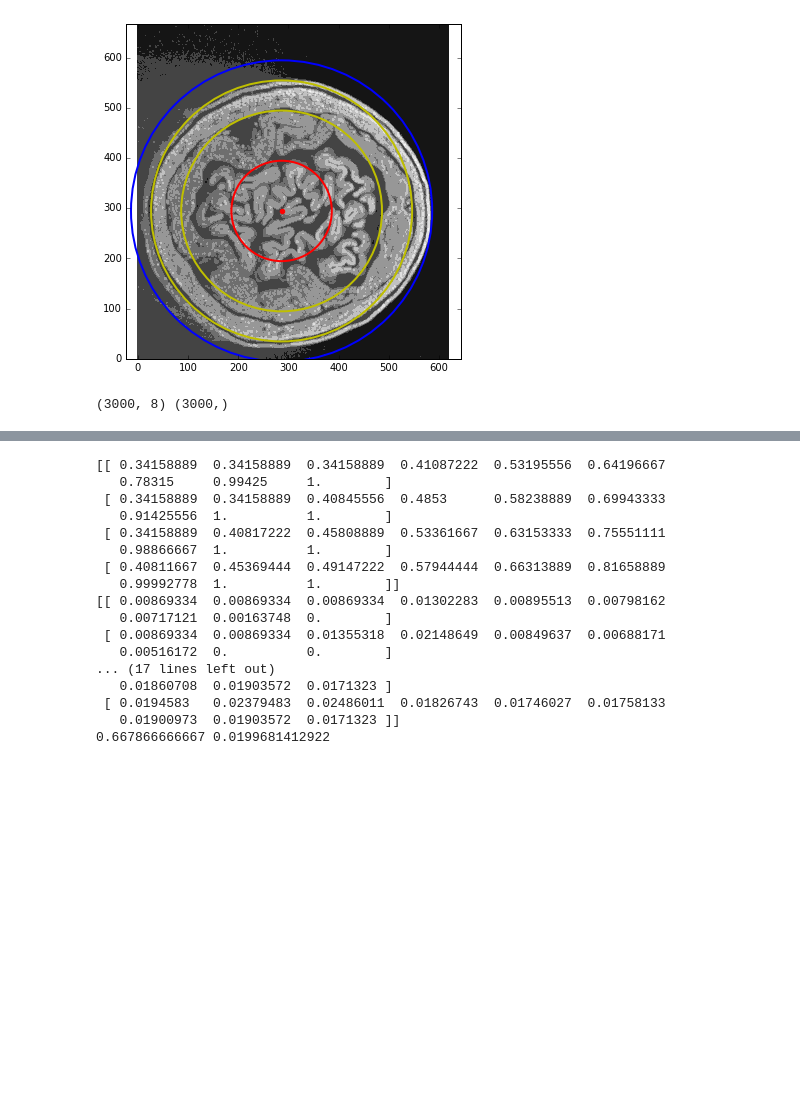
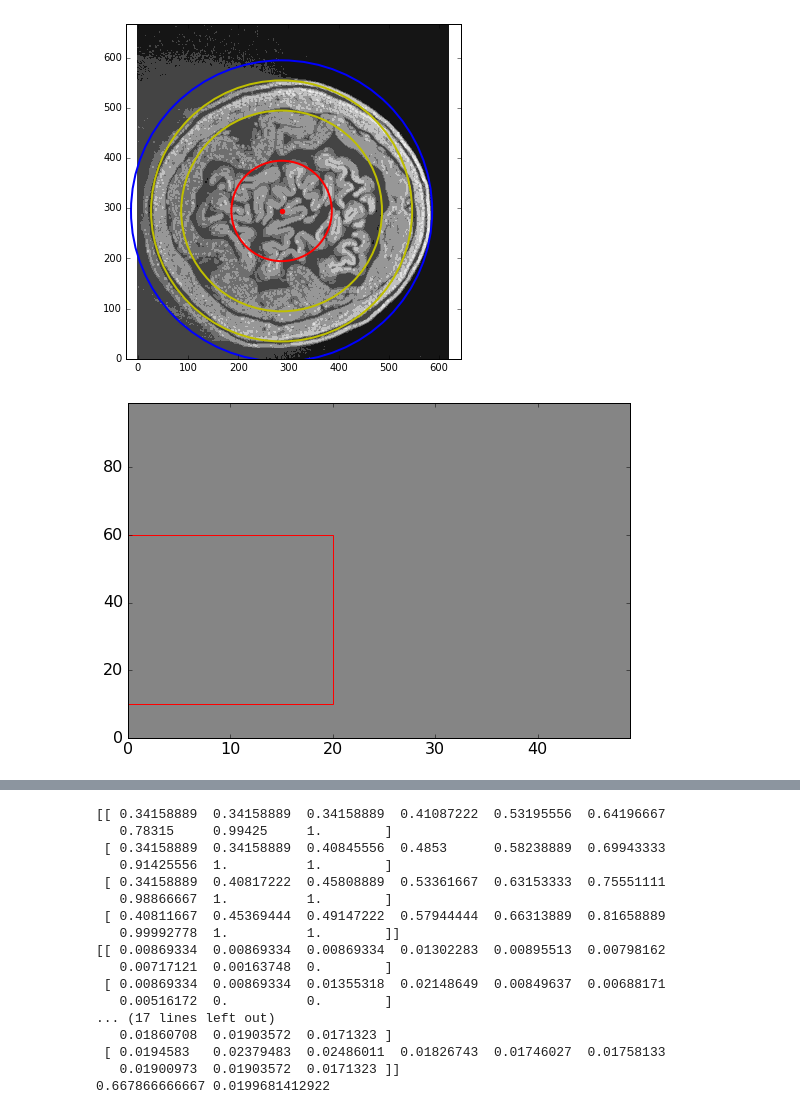
Before and after one commit to brown-ccv/bud_segment, a Jupyter notebook: leaf_volume_HOG.ipynb, the cells around one changed output, grey strips where cells are left out. Cells and saved outputs as stored; diff of their text form; code cells hidden in the pictures; blank space fills up the shorter version.

```diff
--- a/leaf_volume_HOG.ipynb
+++ b/leaf_volume_HOG.ipynb
@@ -141,66 +141,14 @@ plt.savefig('imgs/hog_image_classes.png',dpi=150)
 plt.show()
 # %% [output]
 [figure]
-# %%
-# obtain the dataset
-
-# randomly select pixels and check whether they are within any of the regions.
-# Get 1000 points per class and the hog features.
-
-background = np.zeros([1000,8])
-leaf = np.zeros([1000,8])
-shell = np.zeros([1000,8])
-
-
-i = 0
-j = 0
-k = 0
-while i < 1000 or j < 1000 or k < 1000:
-
-    # get random pixel from the image
-    x = np.random.randint(np.shape(im1)[0]-15)
-    y = np.random.randint(np.shape(im1)[1]-15)
-
-    # the distances of the corners from the center
-    dist1 = np.linalg.norm(np.array([cr1,cc1])-np.array([x,y]))
-    dist2 = np.linalg.norm(np.array([cr1,cc1])-np.array([x+15,y]))
-    dist3 = np.linalg.norm(np.array([cr1,cc1])-np.array([x,y+15]))
-    dist4 = np.linalg.norm(np.array([cr1,cc1])-np.array([x+15,y+15]))
-
-
-    # check whether the corners of the square fall within any of the regions
-
-    if np.all(np.array([dist1,dist2,dist3,dist4]) < 100) and i < 1000:
-        # leaf
-        # get the hog features of this cell
-        leaf[i,:] = hog(im1[x:x+15,y:y+15],orientations=8,pixels_per_cell=(15,15),cells_per_block=(1,1),\
-                                normalise=True)
-        #print 'leaf',i,x,y,dist1,dist2,dist3,dist4
-        i = i + 1
-
-
-    if np.all(np.array([dist1,dist2,dist3,dist4]) > 200) and np.all(np.array([dist1,dist2,dist3,dist4]) < 260) and j < 1000:
-        # shell
-        shell[j,:] = hog(im1[x:x+15,y:y+15],orientations=8,pixels_per_cell=(15,15),cells_per_block=(1,1),\
-                                normalise=True)
-        #print 'shell',j,x,y,dist1,dist2,dist3,dist4
-        j = j + 1
-
-
-    if np.all(np.array([dist1,dist2,dist3,dist4]) > 300) and k < 1000:
-        # background
-        background[k,:] = hog(im1[x:x+15,y:y+15],orientations=8,pixels_per_cell=(15,15),cells_per_block=(1,1),\
-                                normalise=True)
-        #print 'background',k,x,y,dist1,dist2,dist3,dist4
-        k = k + 1
-
-
-
-
-X = np.concatenate((background,leaf,shell),axis=0)
-Y = np.concatenate((np.zeros(1000),np.zeros(1000)+1,np.zeros(1000)+2))
-
-print np.shape(X),np.shape(Y)
-# %% [output]
-(3000, 8) (3000,)
+# %%
+# test image and rectangle routines
+dummy_im = np.zeros([50,100])
+
+plt.contourf(dummy_im.T,cmap='Greys_r')
+square = plt.Rectangle((0,10),20,50,color='r',fill=False)
+plt.gca().add_patch(square)
+plt.show()
+# %% [output]
+[figure, added]
 # %%
```
Also changed, not shown: parts of 3 cells of this notebook, 18 other files.
